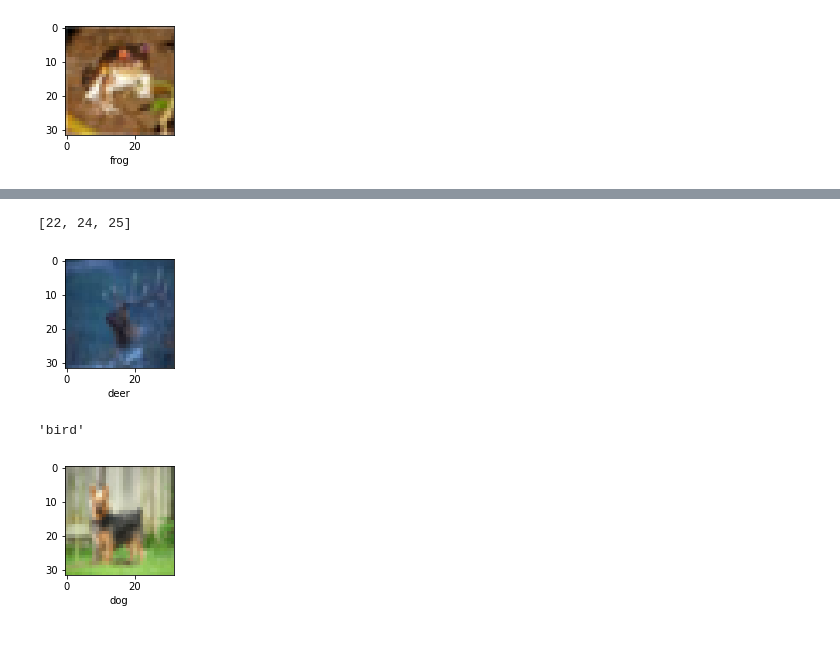
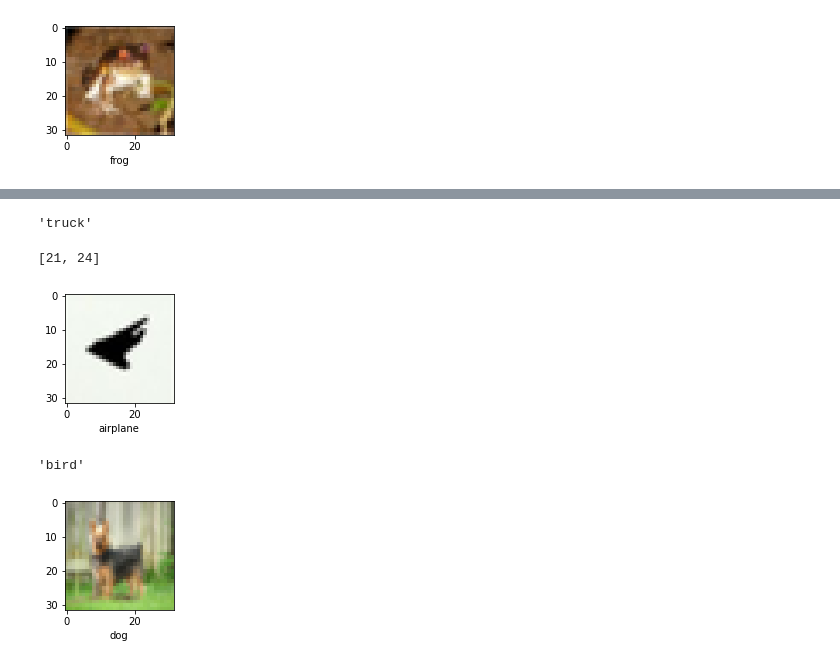
Before and after one commit to Snehashis100/Image-Classification-using-CNN, a Jupyter notebook: Image Classification.ipynb, the cells around one changed output, grey strips where cells are left out. Cells and saved outputs as stored; diff of their text form; code cells hidden in the pictures.

```diff
--- a/Image Classification.ipynb
+++ b/Image Classification.ipynb
@@ -306,15 +516,19 @@ classes[pred_classes[10]]
+# %%
+classes[predicted_class[9]]
+# %% [output]
+'truck'
 # %%
-Get_Wrong_Pred_Index(y_test,pred_classes,20,30)
+Get_Wrong_Pred_Index(y_test,predicted_class,20,30)
 # %% [output]
-[22, 24, 25]
+[21, 24]
 # %%
-Show_Image(X_test,22,y_test,classes)
+Show_Image(X_test,21,y_test,classes)
 # %% [output]
-[figure, old version]
+[figure, new version]
-# %%
-classes[pred_classes[22]]
-# %% [output]
-'bird'
+# %%
+classes[predicted_class[21]]
+# %% [output]
+'bird'
 # %%
 Show_Image(X_test,24,y_test,classes)
 # %% [output]
```
Also changed, not shown: parts of 46 cells of this notebook, 2 other files.
